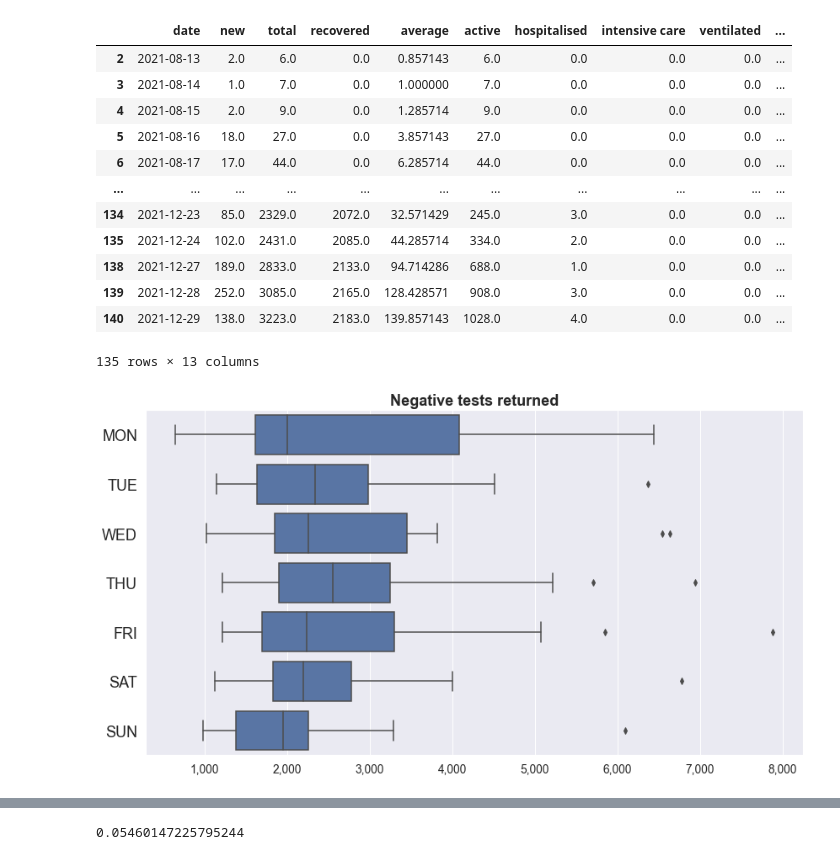
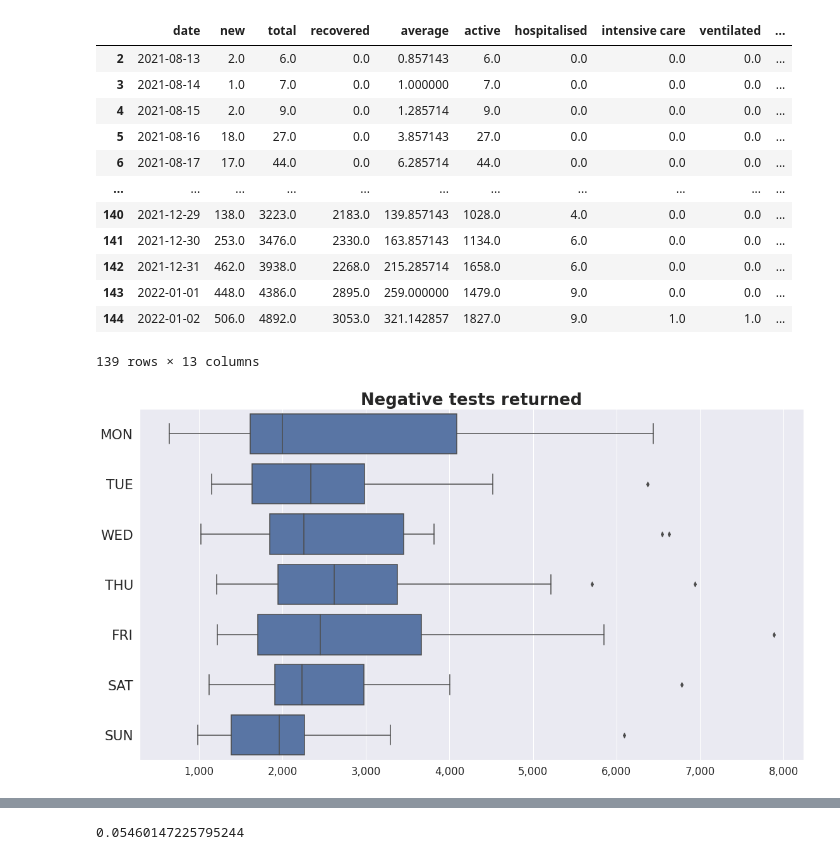
Before and after one commit to MarkusMannheim/act-coronavirus-teaser, a Jupyter notebook: data/tests.ipynb, the cells around one changed output, grey strips where cells are left out. Saved outputs shown, nothing was run; the diff lists cells and outputs as text; code cells hidden in the pictures.

```diff
--- a/data/tests.ipynb
+++ b/data/tests.ipynb
@@ -1,40 +1,42 @@
 # %%
 import pandas as pd, numpy as np, matplotlib.pyplot as plt, seaborn as sns, matplotlib.ticker as ticker, matplotlib.dates as mdates
-sns.set(style="darkgrid", font_scale=1.25)
+sns.set(style="darkgrid", font_scale=1.5)
+
 data = pd.read_csv("caseData.csv", parse_dates=["date"])
 data["tests"] = data["tests"].apply(lambda x: np.nan if x == 0 else x)
 data = data.dropna()
 data.drop(data[data["tests"] == 0].index, inplace=True)
 data["day"] = data.date.dt.dayofweek
 days = ["MON", "TUE", "WED", "THU", "FRI", "SAT", "SUN"]
 data["day_str"] = data["day"].apply(lambda x: days[x])
+
 fig, ax = plt.subplots(
-    figsize=(12, 6.75),
+    figsize=(16, 9),
     tight_layout=True
 )
 sns.boxplot(data=data.sort_values("day"), x="tests", y="day_str", color="#4c72b0")
-plt.title("Negative tests returned", fontsize="large", fontweight="bold")
+plt.title("Negative tests returned", fontsize="x-large", fontweight="bold")
 plt.ylabel(None)
 plt.xlabel(None)
 plt.yticks(fontsize="large")
 ax.get_xaxis().set_major_formatter(ticker.FuncFormatter(lambda x, p: f"{int(x):,}"))
 plt.savefig("daysofweek.jpg")
 data
 # %% [output]
 |  | date | new | total | recovered | average | active | hospitalised | intensive care | ventilated | ... |
 | 2 | 2021-08-13 | 2.0 | 6.0 | 0.0 | 0.857143 | 6.0 | 0.0 | 0.0 | 0.0 | ... |
 | 3 | 2021-08-14 | 1.0 | 7.0 | 0.0 | 1.000000 | 7.0 | 0.0 | 0.0 | 0.0 | ... |
 | 4 | 2021-08-15 | 2.0 | 9.0 | 0.0 | 1.285714 | 9.0 | 0.0 | 0.0 | 0.0 | ... |
 | 5 | 2021-08-16 | 18.0 | 27.0 | 0.0 | 3.857143 | 27.0 | 0.0 | 0.0 | 0.0 | ... |
 | 6 | 2021-08-17 | 17.0 | 44.0 | 0.0 | 6.285714 | 44.0 | 0.0 | 0.0 | 0.0 | ... |
 | ... | ... | ... | ... | ... | ... | ... | ... | ... | ... | ... |
-| 134 | 2021-12-23 | 85.0 | 2329.0 | 2072.0 | 32.571429 | 245.0 | 3.0 | 0.0 | 0.0 | ... |
-| 135 | 2021-12-24 | 102.0 | 2431.0 | 2085.0 | 44.285714 | 334.0 | 2.0 | 0.0 | 0.0 | ... |
-| 138 | 2021-12-27 | 189.0 | 2833.0 | 2133.0 | 94.714286 | 688.0 | 1.0 | 0.0 | 0.0 | ... |
-| 139 | 2021-12-28 | 252.0 | 3085.0 | 2165.0 | 128.428571 | 908.0 | 3.0 | 0.0 | 0.0 | ... |
 | 140 | 2021-12-29 | 138.0 | 3223.0 | 2183.0 | 139.857143 | 1028.0 | 4.0 | 0.0 | 0.0 | ... |
+| 141 | 2021-12-30 | 253.0 | 3476.0 | 2330.0 | 163.857143 | 1134.0 | 6.0 | 0.0 | 0.0 | ... |
+| 142 | 2021-12-31 | 462.0 | 3938.0 | 2268.0 | 215.285714 | 1658.0 | 6.0 | 0.0 | 0.0 | ... |
+| 143 | 2022-01-01 | 448.0 | 4386.0 | 2895.0 | 259.000000 | 1479.0 | 9.0 | 0.0 | 0.0 | ... |
+| 144 | 2022-01-02 | 506.0 | 4892.0 | 3053.0 | 321.142857 | 1827.0 | 9.0 | 1.0 | 1.0 | ... |
-135 rows × 13 columns
+139 rows × 13 columns
-[figure, old version]
+[figure, new version]
 # %%
 data["rate"] = data.new / (data.tests + data.new)
 for i in data.index:
```
Also changed, not shown: parts of 1 cell of this notebook, 2 other files.
